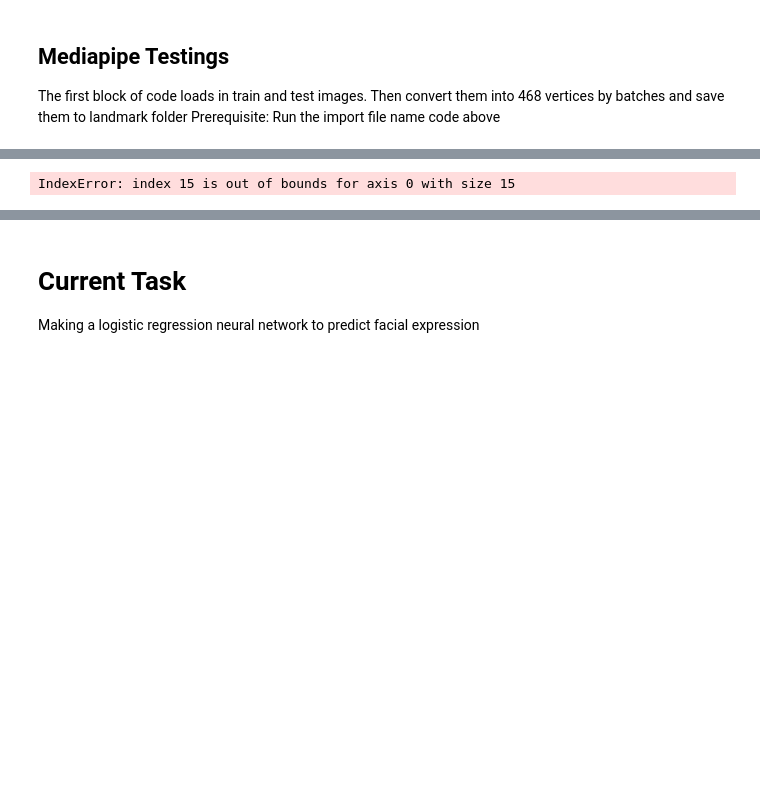
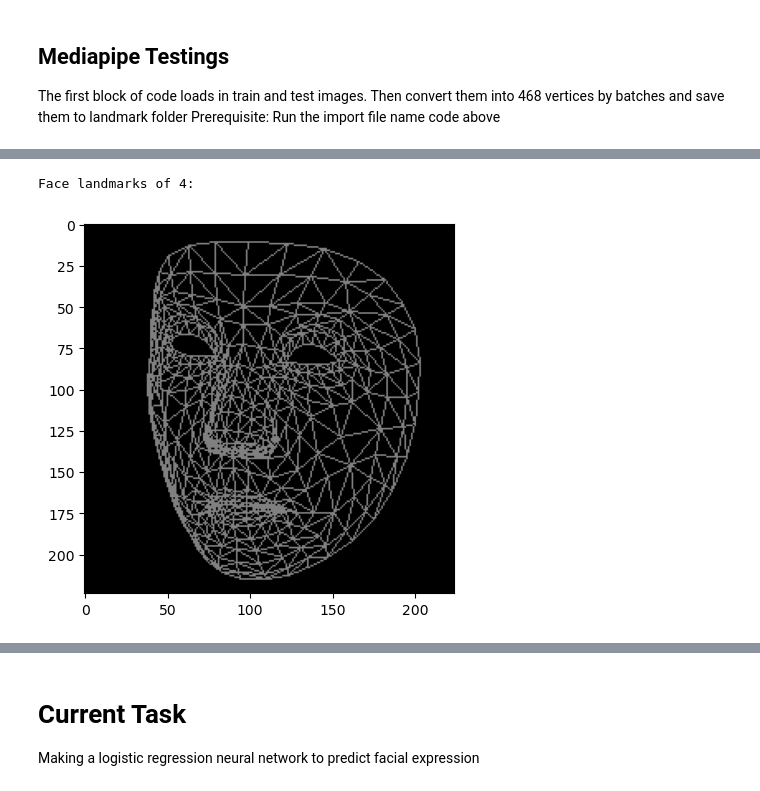
Before and after one commit to Hapemo/tf-facial-expression, a Jupyter notebook: test.ipynb, the cells around one changed output, grey strips where cells are left out. Drawn from its saved outputs; the diff is of its cells as text; code cells hidden in the pictures; blank space fills up the shorter version.

```diff
--- a/test.ipynb
+++ b/test.ipynb
@@ -575,7 +645,23 @@ i = 0
 #emotionList = ('Neutral 0', 'Happy 1', 'Sad 2', 'Surprise 3', 'Fear 4', 'Disgust 5', 'Anger 6', 'Contempt 7')
+# %%
+mp_face_mesh = mp.solutions.face_mesh_connections
+LandmarkPartsList = []
+# LandmarkPartsList.append(mp_face_mesh.FACEMESH_LIPS)
+# LandmarkPartsList.append(mp_face_mesh.FACEMESH_LEFT_EYE)
+# LandmarkPartsList.append(mp_face_mesh.FACEMESH_LEFT_IRIS)
+# LandmarkPartsList.append(mp_face_mesh.FACEMESH_LEFT_EYEBROW)
+# LandmarkPartsList.append(mp_face_mesh.FACEMESH_RIGHT_EYE)
+# LandmarkPartsList.append(mp_face_mesh.FACEMESH_RIGHT_EYEBROW)
+# LandmarkPartsList.append(mp_face_mesh.FACEMESH_RIGHT_IRIS)
+# LandmarkPartsList.append(mp_face_mesh.FACEMESH_FACE_OVAL)
+# LandmarkPartsList.append(mp_face_mesh.FACEMESH_NOSE)
+# LandmarkPartsList.append(mp_face_mesh.FACEMESH_CONTOURS)
+# LandmarkPartsList.append(mp_face_mesh.FACEMESH_IRISES)
+LandmarkPartsList.append(mp_face_mesh.FACEMESH_TESSELATION)
 # %%
-DrawFaceLandmark(label[i], faces[i], landmarklists[i])
+DrawCustomFaceLandmark(label[i], np.zeros((224,224,3), dtype=np.uint8), landmarklists[i], landmarkParts=LandmarkPartsList)
 i += 1
 # plt.imshow(faces[i])
 # %% [output]
-IndexError: index 15 is out of bounds for axis 0 with size 15
+Face landmarks of 4:
+[figure, added]
```
Also changed, not shown: parts of 8 cells of this notebook.
